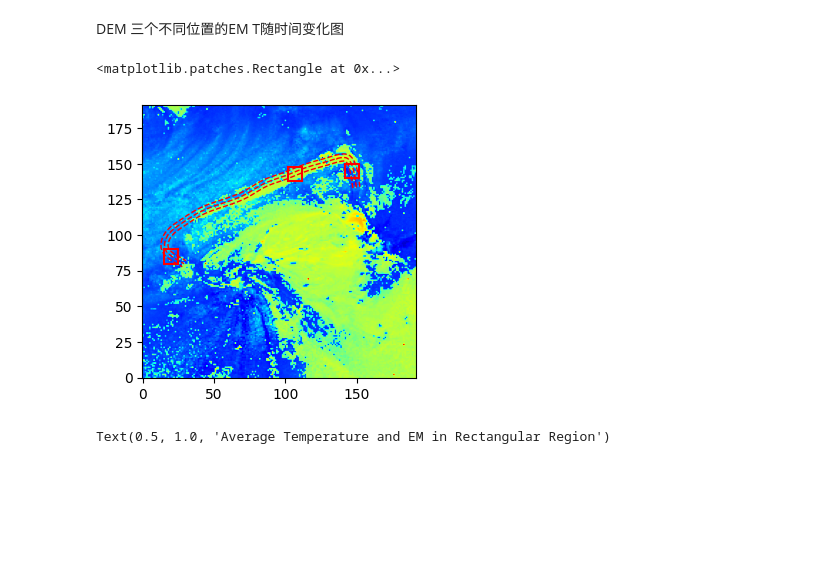
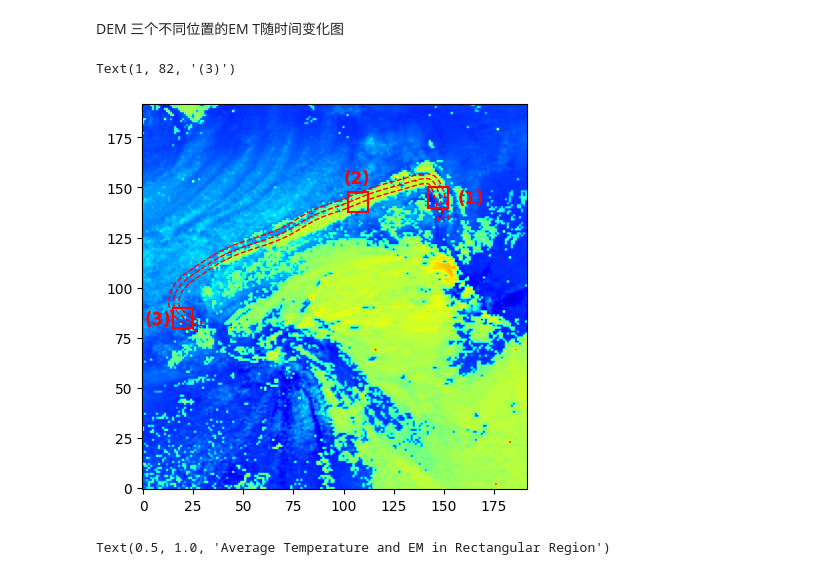
Before and after one commit to xiaosjh/reconnection, a Jupyter notebook: draw_image2.ipynb, the cells around one changed output. Drawn from its saved outputs; the diff is of its cells as text; code cells hidden in the pictures; blank space fills up the shorter version.

```diff
--- a/draw_image2.ipynb
+++ b/draw_image2.ipynb
@@ -413,31 +413,34 @@ a=data['fit_points']
 b=data['fit_points2']
 c=data['fit_points3']
 # %%
-fig=plt.figure(figsize=(12,10))
-ax22=fig.add_subplot(gs_top[1])
+fig,ax22=plt.subplots(figsize=(5,5))
 datas=readsav(file_list[56])
 result=datas['result']
 dem_out=result['DEM_OUT'][0]
 smap_temp=result['SMAP_TEMP'][0]
 smap_em=result['SMAP_EM'][0]
-im=ax22.imshow(np.log10(smap_temp),vmin=6.0,vmax=7.3,cmap='jet',origin='lower')
+ax22.imshow(np.log10(smap_temp),vmin=6.0,vmax=7.3,cmap='jet',origin='lower')
 
 left_bottom1=(102,138)
 rect1=Rectangle(left_bottom1,10,10,edgecolor='red',facecolor='none',linewidth=1.5)
 ax22.plot(b[:,1]/2,b[:,0]/2,linestyle='--',color='red',linewidth=1)
 ax22.plot(a[:,1]/2,a[:,0]/2,linestyle='--',color='red',linewidth=1)
 ax22.plot(c[:,1]/2,c[:,0]/2,linestyle='--',color='red',linewidth=1)
 ax22.add_patch(rect1)
 
 left_bottom2=(142,140)
 rect2=Rectangle(left_bottom2,10,10,edgecolor='red',facecolor='none',linewidth=1.5)
 left_bottom3=(15,80)
 rect3=Rectangle(left_bottom3,10,10,edgecolor='red',facecolor='none',linewidth=1.5)
 ax22.add_patch(rect2)
 ax22.add_patch(rect3)
+
+ax22.text(157,142,'(1)',color='red',fontsize=12,fontweight='bold')
+ax22.text(100,152,'(2)',color='red',fontsize=12,fontweight='bold')
+ax22.text(1,82,'(3)',color='red',fontsize=12,fontweight='bold')
 # %% [output]
-<matplotlib.patches.Rectangle at 0x...>
+Text(1, 82, '(3)')
-[figure, old version]
+[figure, new version]
 # %%
 fig,ax1=plt.subplots(figsize=(8,4))
 #ax1=fig.add_subplot()
```
Also changed, not shown: 5 other files.
